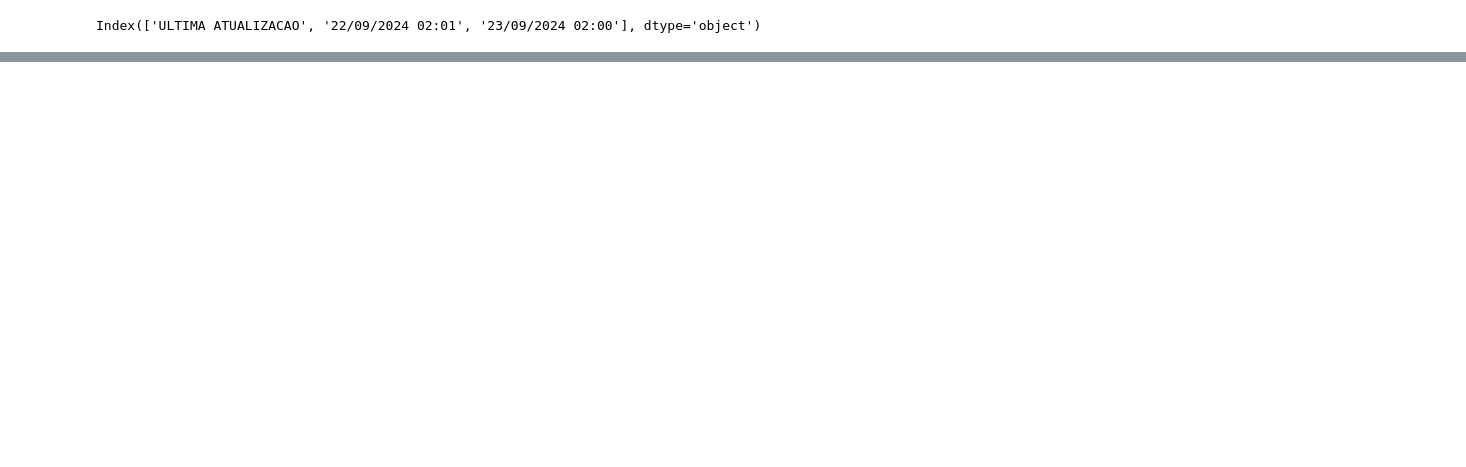
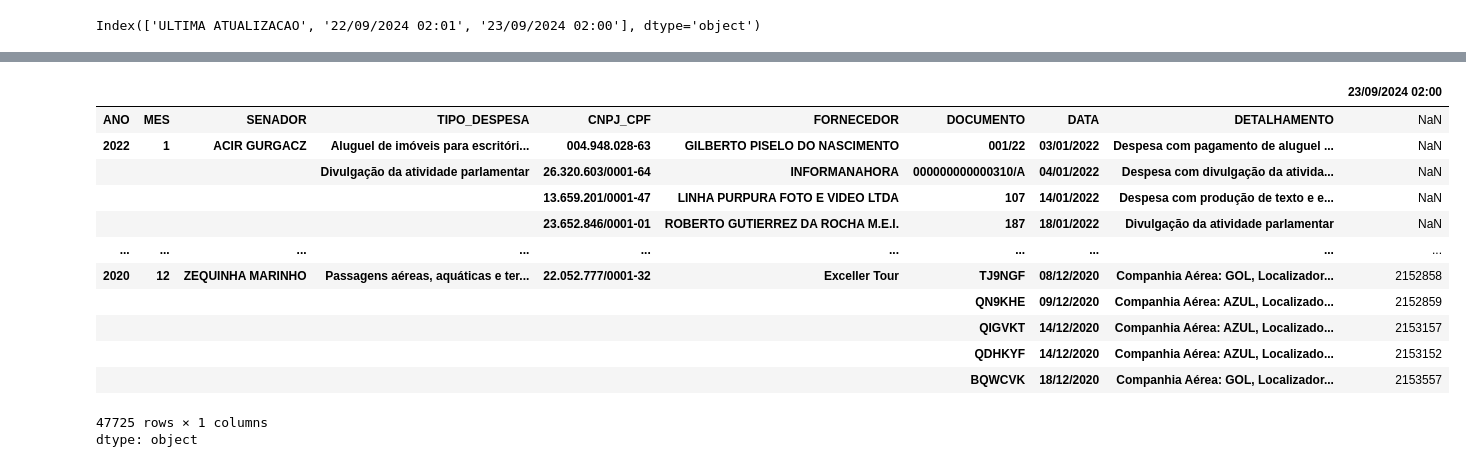
Before and after one commit to jeniferGoncalvesDaSilvaDev/7daysofcode-ds-alura2, a Jupyter notebook: desafio_7daysofcode_ds_alura.ipynb, the cells around one changed output, grey strips where cells are left out. Cells and saved outputs as stored; diff of their text form; code cells hidden in the pictures; blank space fills up the shorter version.

```diff
--- a/desafio_7daysofcode_ds_alura.ipynb
+++ b/desafio_7daysofcode_ds_alura.ipynb
@@ -60,0 +102,17 @@ ULTIMA ATUALIZACAO
+# %%
+df_unico['23/09/2024 02:00']
+# %% [output]
+|  |  |  |  |  |  |  |  |  | 23/09/2024 02:00 |
+| ANO | MES | SENADOR | TIPO_DESPESA | CNPJ_CPF | FORNECEDOR | DOCUMENTO | DATA | DETALHAMENTO | NaN |
+| 2022 | 1 | ACIR GURGACZ | Aluguel de imóveis para escritóri... | 004.948.028-63 | GILBERTO PISELO DO NASCIMENTO | 001/22 | 03/01/2022 | Despesa com pagamento de aluguel ... | NaN |
+|  |  |  | Divulgação da atividade parlamentar | 26.320.603/0001-64 | INFORMANAHORA | 000000000000310/A | 04/01/2022 | Despesa com divulgação da ativida... | NaN |
+|  |  |  |  | 13.659.201/0001-47 | LINHA PURPURA FOTO E VIDEO LTDA | 107 | 14/01/2022 | Despesa com produção de texto e e... | NaN |
+|  |  |  |  | 23.652.846/0001-01 | ROBERTO GUTIERREZ DA ROCHA M.E.I. | 187 | 18/01/2022 | Divulgação da atividade parlamentar | NaN |
+| ... | ... | ... | ... | ... | ... | ... | ... | ... | ... |
+| 2020 | 12 | ZEQUINHA MARINHO | Passagens aéreas, aquáticas e ter... | 22.052.777/0001-32 | Exceller Tour | TJ9NGF | 08/12/2020 | Companhia Aérea: GOL, Localizador... | 2152858 |
+|  |  |  |  |  |  | QN9KHE | 09/12/2020 | Companhia Aérea: AZUL, Localizado... | 2152859 |
+|  |  |  |  |  |  | QIGVKT | 14/12/2020 | Companhia Aérea: AZUL, Localizado... | 2153157 |
+|  |  |  |  |  |  | QDHKYF | 14/12/2020 | Companhia Aérea: AZUL, Localizado... | 2153152 |
+|  |  |  |  |  |  | BQWCVK | 18/12/2020 | Companhia Aérea: GOL, Localizador... | 2153557 |
+47725 rows × 1 columns
+dtype: object
```
Also changed, not shown: parts of 8 cells of this notebook.
